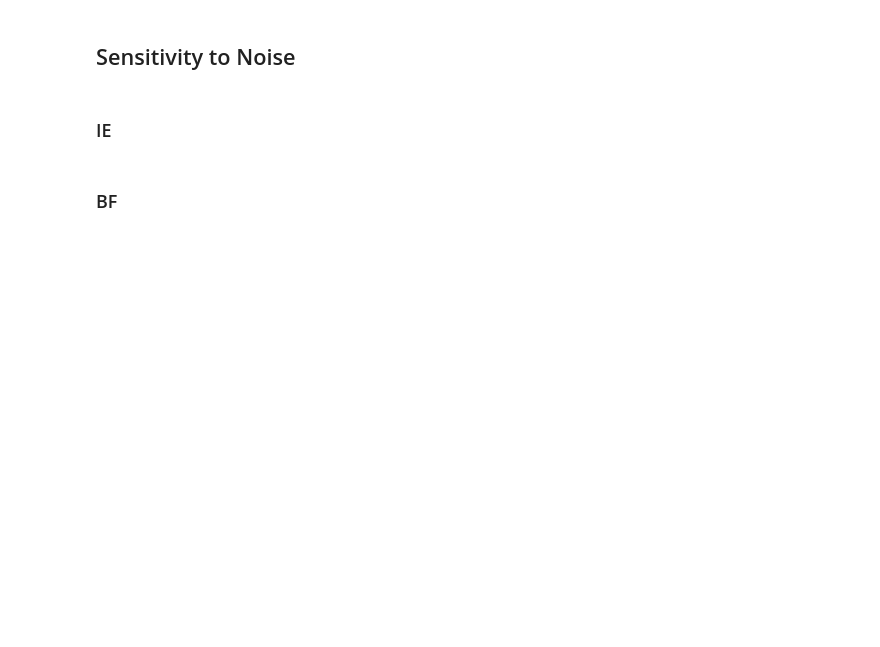
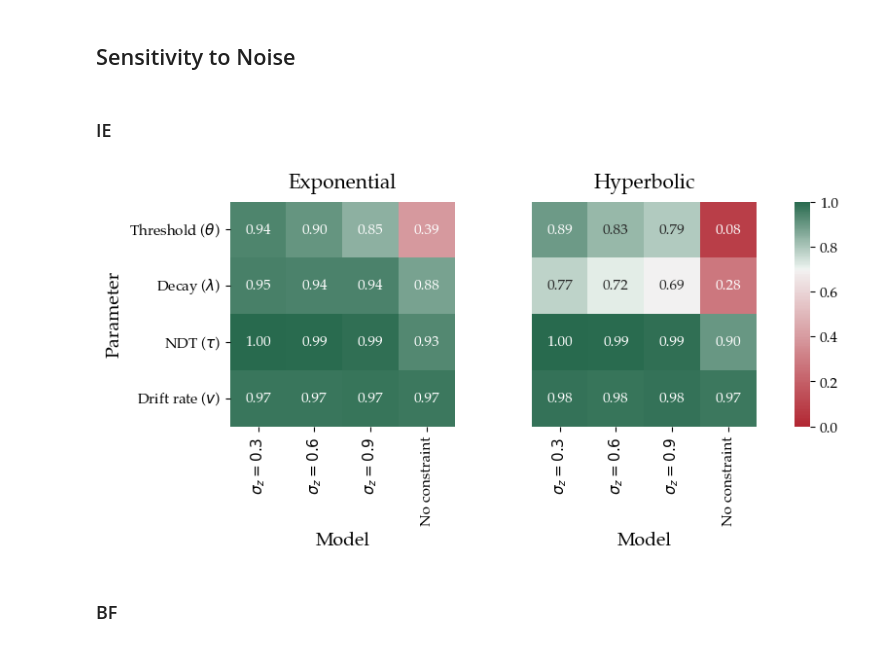
Before and after one commit to AmirHoseinHadian/CTDM_recovery, a Jupyter notebook: _Simulation/evaluation.ipynb, the cells around one changed output. Saved outputs shown, nothing was run; the diff lists cells and outputs as text; code cells hidden in the pictures; blank space fills up the shorter version.

```diff
--- a/_Simulation/evaluation.ipynb
+++ b/_Simulation/evaluation.ipynb
@@ -98,3 +210,9 @@ wspace = 0.0
+# %%
+plot_recovery_heatmap(
+    data_list, param_names, model_names, x_label, color_bar_pos, wspace, 'IE_noise_sensitivity'
+)
+# %% [output]
+[figure, added]
 # %% [markdown]
 ### BF
 # %%
```
Also changed, not shown: parts of 13 cells of this notebook, 6 other files.
